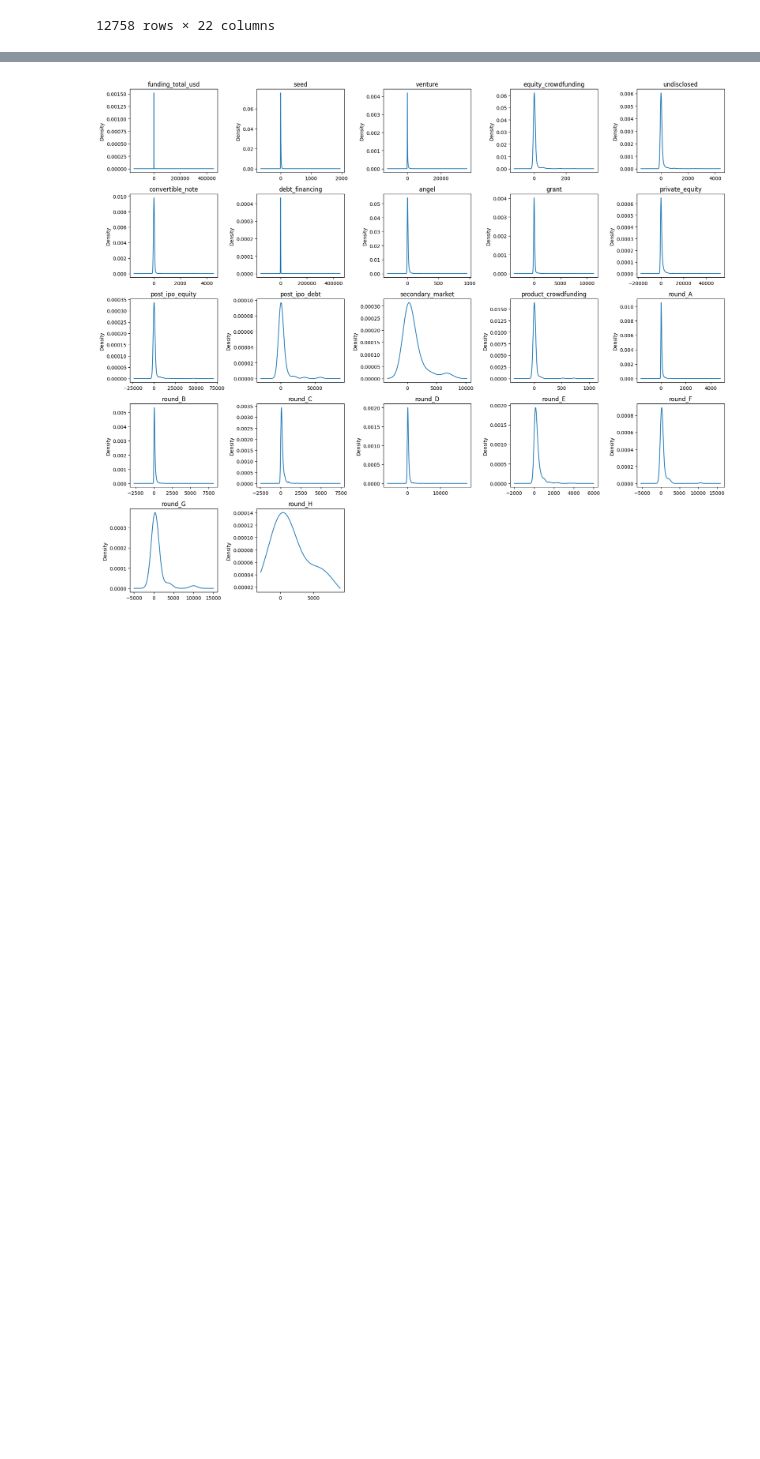
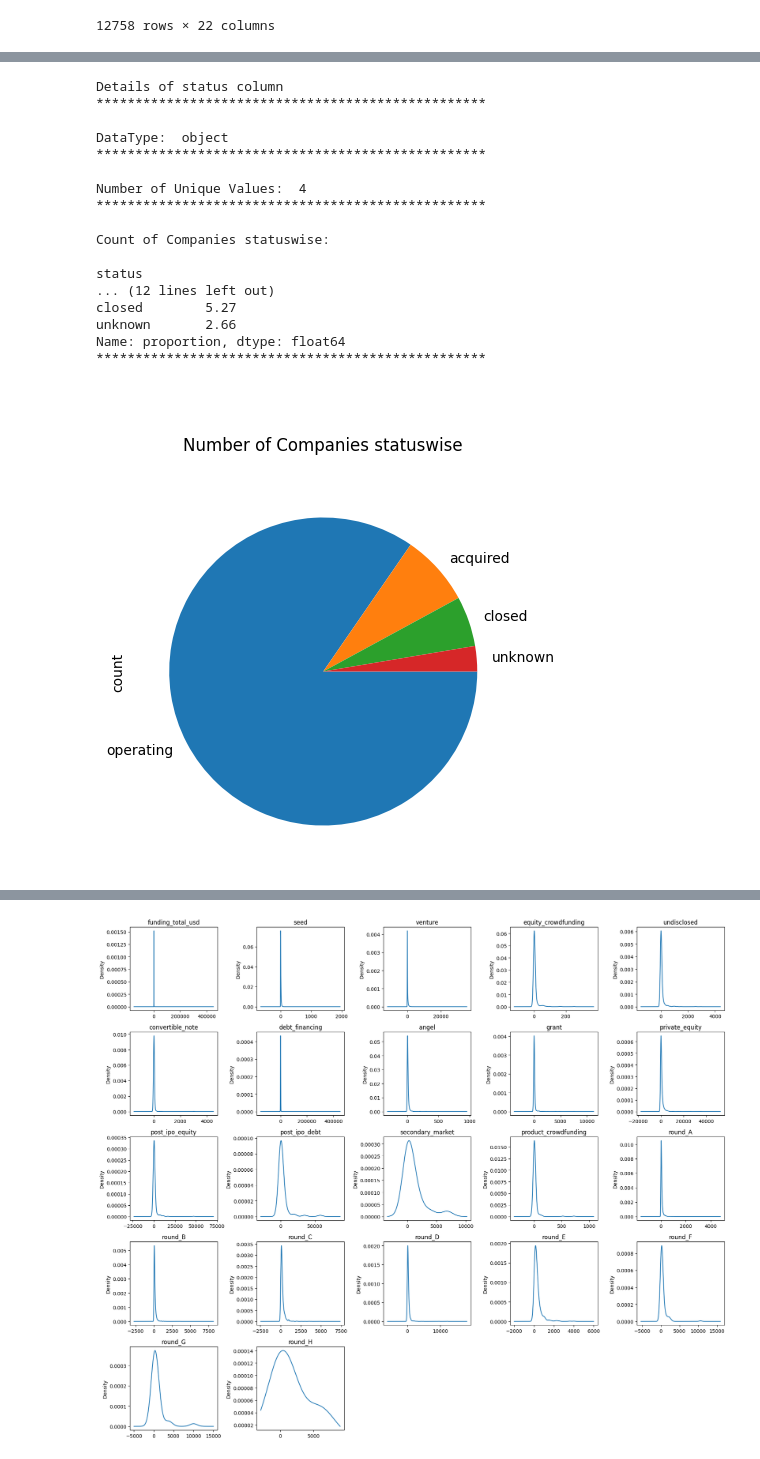
Before and after one commit to shamabansal17/Startups_funding_Analysis, a Jupyter notebook: funding_startup.ipynb, the cells around one changed output, grey strips where cells are left out. Saved outputs shown, nothing was run; the diff lists cells and outputs as text; code cells hidden in the pictures; blank space fills up the shorter version.

```diff
--- a/funding_startup.ipynb
+++ b/funding_startup.ipynb
@@ -397,0 +474,21 @@ df[df.iloc[:,16:].sum(axis=1)-df['funding_total_usd']!=0][fund_col]
+# %%
+get_column_details(df,column='status',plot_size=(5,5),plt_req='pie')
+# %% [output]
+Details of status column
+**************************************************
+
+DataType:  object
+**************************************************
+
+Number of Unique Values:  4
+**************************************************
+
+Count of Companies statuswise:
+
+status
+... (12 lines left out)
+closed        5.27
+unknown       2.66
+Name: proportion, dtype: float64
+**************************************************
+[figure, added]
```
Also changed, not shown: parts of 23 cells of this notebook.
